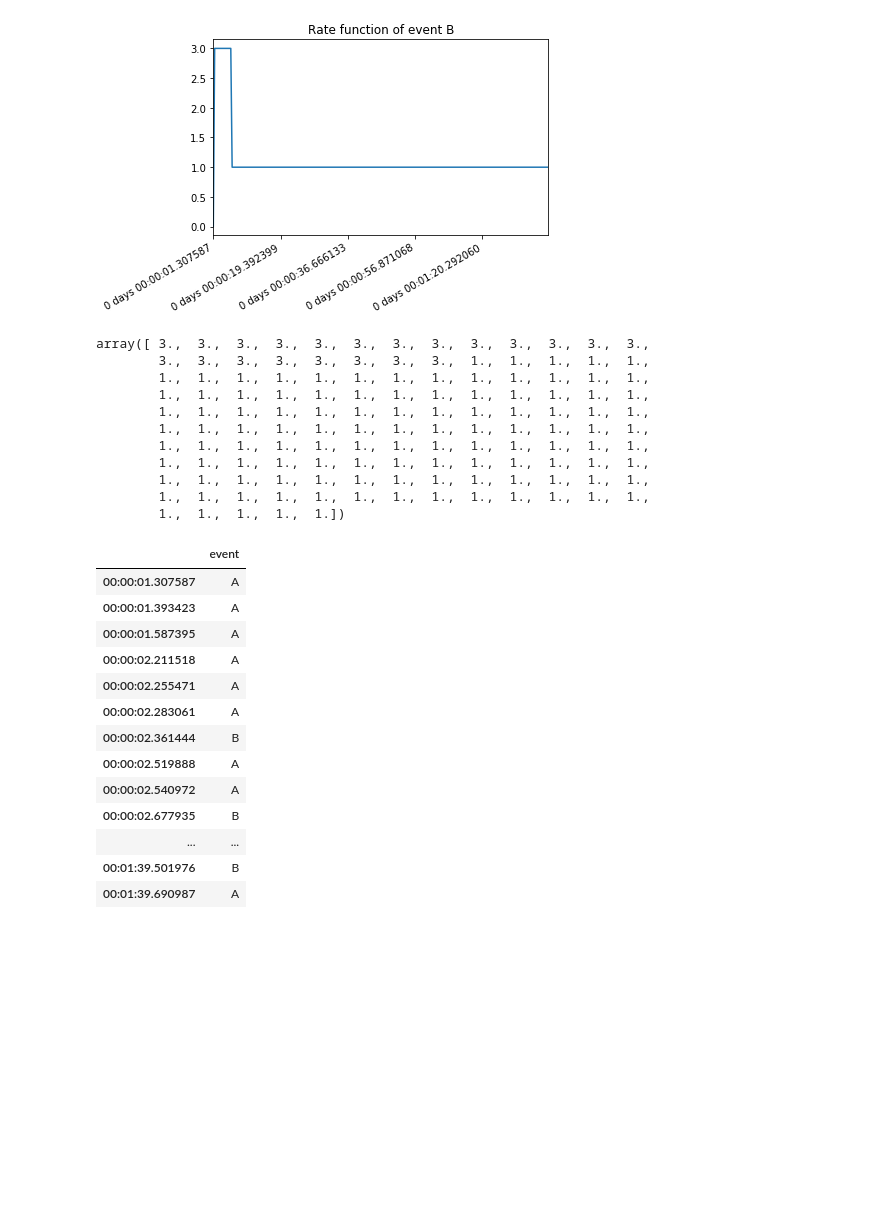
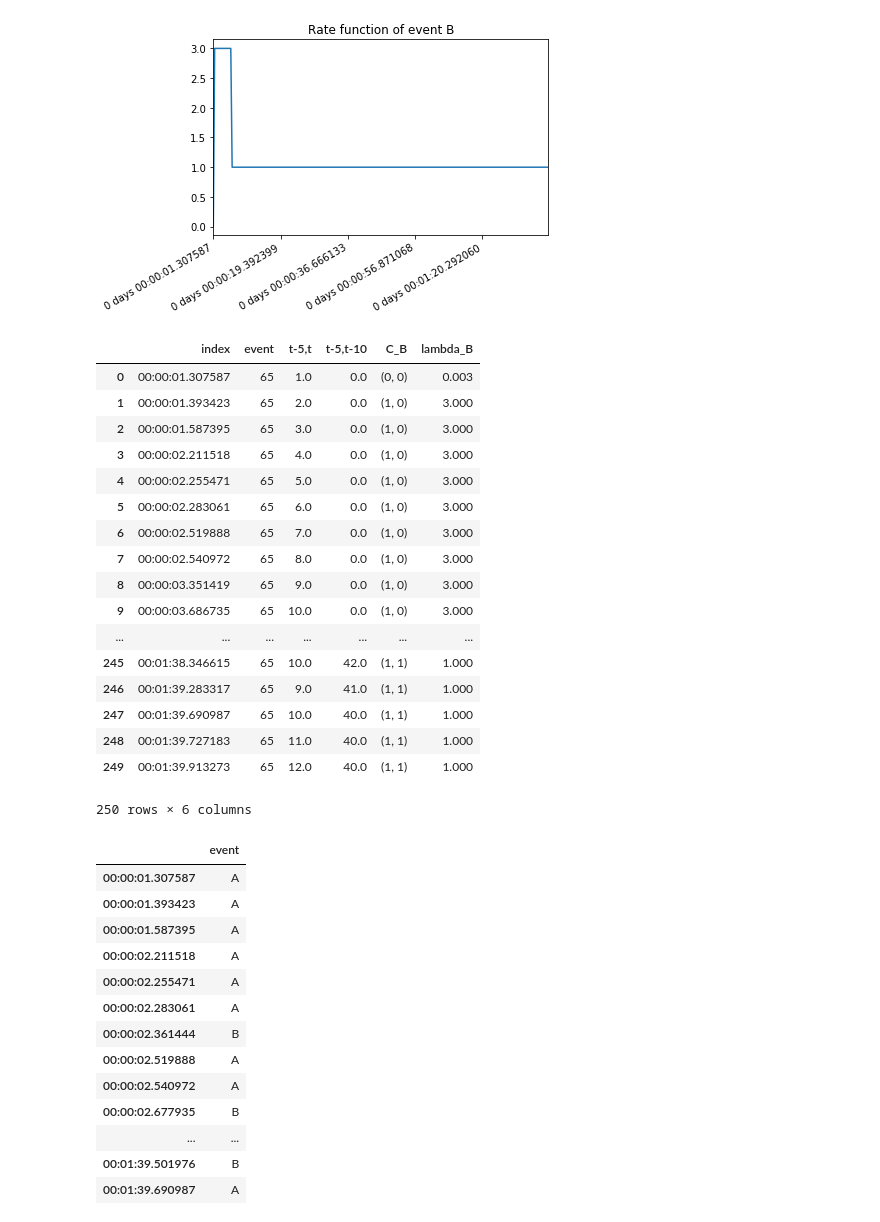
Before and after one commit to mok33/GMEs_experiments, a Jupyter notebook: GEMs-Sampling.ipynb, the cells around one changed output. Saved outputs shown, nothing was run; the diff lists cells and outputs as text; code cells hidden in the pictures; blank space fills up the shorter version.

```diff
--- a/GEMs-Sampling.ipynb
+++ b/GEMs-Sampling.ipynb
@@ -165,6 +191,27 @@ plt.show()
 [figure]
 # %%
 data.reset_index(inplace=True)
+# %%
+data
+# %% [output]
+|  | index | event | t-5,t | t-5,t-10 | C_B | lambda_B |
+| 0 | 00:00:01.307587 | 65 | 1.0 | 0.0 | (0, 0) | 0.003 |
+| 1 | 00:00:01.393423 | 65 | 2.0 | 0.0 | (1, 0) | 3.000 |
+| 2 | 00:00:01.587395 | 65 | 3.0 | 0.0 | (1, 0) | 3.000 |
+| 3 | 00:00:02.211518 | 65 | 4.0 | 0.0 | (1, 0) | 3.000 |
+| 4 | 00:00:02.255471 | 65 | 5.0 | 0.0 | (1, 0) | 3.000 |
+| 5 | 00:00:02.283061 | 65 | 6.0 | 0.0 | (1, 0) | 3.000 |
+| 6 | 00:00:02.519888 | 65 | 7.0 | 0.0 | (1, 0) | 3.000 |
+| 7 | 00:00:02.540972 | 65 | 8.0 | 0.0 | (1, 0) | 3.000 |
+| 8 | 00:00:03.351419 | 65 | 9.0 | 0.0 | (1, 0) | 3.000 |
+| 9 | 00:00:03.686735 | 65 | 10.0 | 0.0 | (1, 0) | 3.000 |
+| ... | ... | ... | ... | ... | ... | ... |
+| 245 | 00:01:38.346615 | 65 | 10.0 | 42.0 | (1, 1) | 1.000 |
+| 246 | 00:01:39.283317 | 65 | 9.0 | 41.0 | (1, 1) | 1.000 |
+| 247 | 00:01:39.690987 | 65 | 10.0 | 40.0 | (1, 1) | 1.000 |
+| 248 | 00:01:39.727183 | 65 | 11.0 | 40.0 | (1, 1) | 1.000 |
+| 249 | 00:01:39.913273 | 65 | 12.0 | 40.0 | (1, 1) | 1.000 |
+250 rows × 6 columns
 # %%
 t = W_min
 B_t = np.array([])
@@ -186,20 +234,6 @@ while t < W_max:
         lambda_b_t = np.append(lambda_b_t, lambda_B_t)
     else:
         t = data['index'].dt.total_seconds()[t_lambda_change + 1]
-# %%
-lambda_b_t
-# %% [output]
-array([ 3.,  3.,  3.,  3.,  3.,  3.,  3.,  3.,  3.,  3.,  3.,  3.,  3.,
-        3.,  3.,  3.,  3.,  3.,  3.,  3.,  3.,  1.,  1.,  1.,  1.,  1.,
-        1.,  1.,  1.,  1.,  1.,  1.,  1.,  1.,  1.,  1.,  1.,  1.,  1.,
-        1.,  1.,  1.,  1.,  1.,  1.,  1.,  1.,  1.,  1.,  1.,  1.,  1.,
-        1.,  1.,  1.,  1.,  1.,  1.,  1.,  1.,  1.,  1.,  1.,  1.,  1.,
-        1.,  1.,  1.,  1.,  1.,  1.,  1.,  1.,  1.,  1.,  1.,  1.,  1.,
-        1.,  1.,  1.,  1.,  1.,  1.,  1.,  1.,  1.,  1.,  1.,  1.,  1.,
-        1.,  1.,  1.,  1.,  1.,  1.,  1.,  1.,  1.,  1.,  1.,  1.,  1.,
-        1.,  1.,  1.,  1.,  1.,  1.,  1.,  1.,  1.,  1.,  1.,  1.,  1.,
-        1.,  1.,  1.,  1.,  1.,  1.,  1.,  1.,  1.,  1.,  1.,  1.,  1.,
-        1.,  1.,  1.,  1.,  1.])
 # %%
 A_t = pd.to_timedelta(A_t, unit='s')
 B_t = pd.to_timedelta(B_t, unit='s')
```
Also changed, not shown: parts of 21 cells of this notebook.
